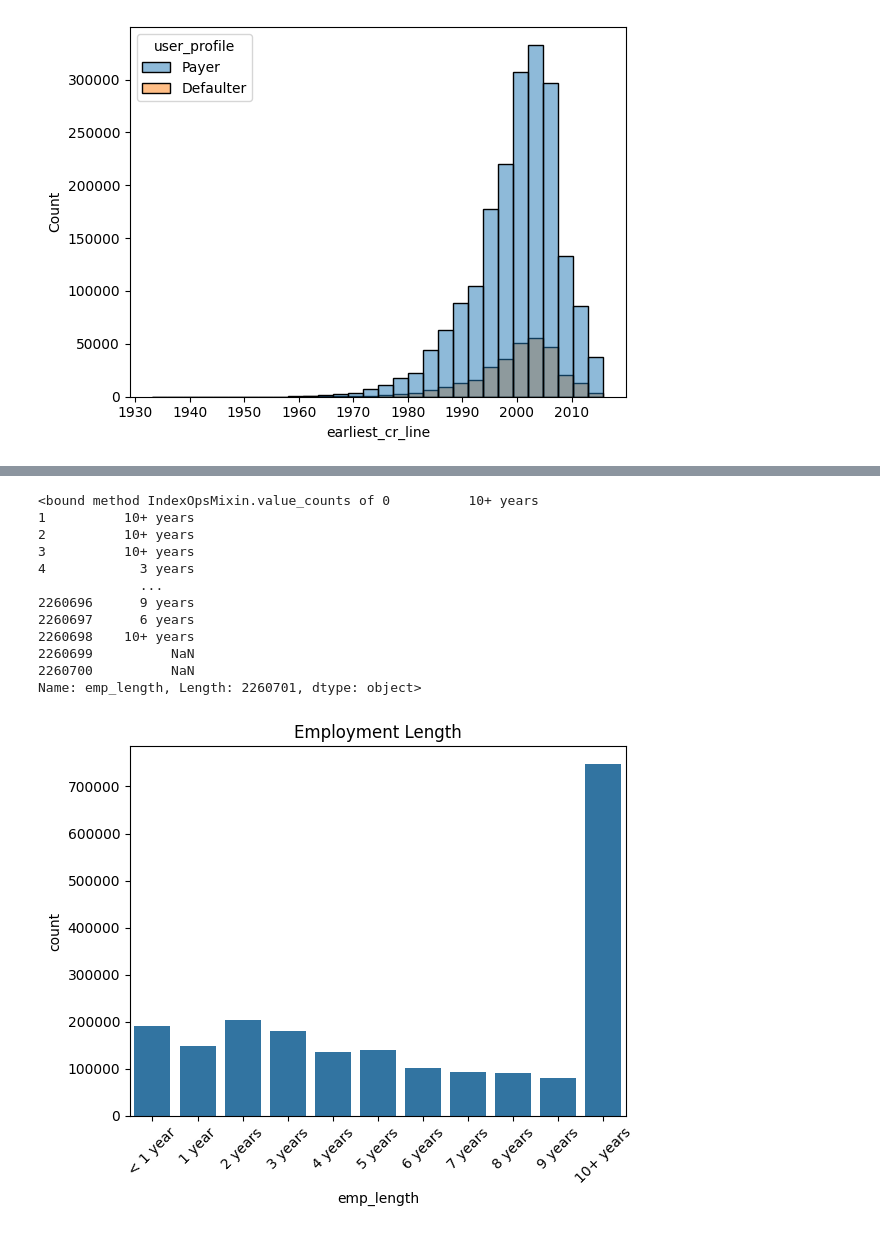
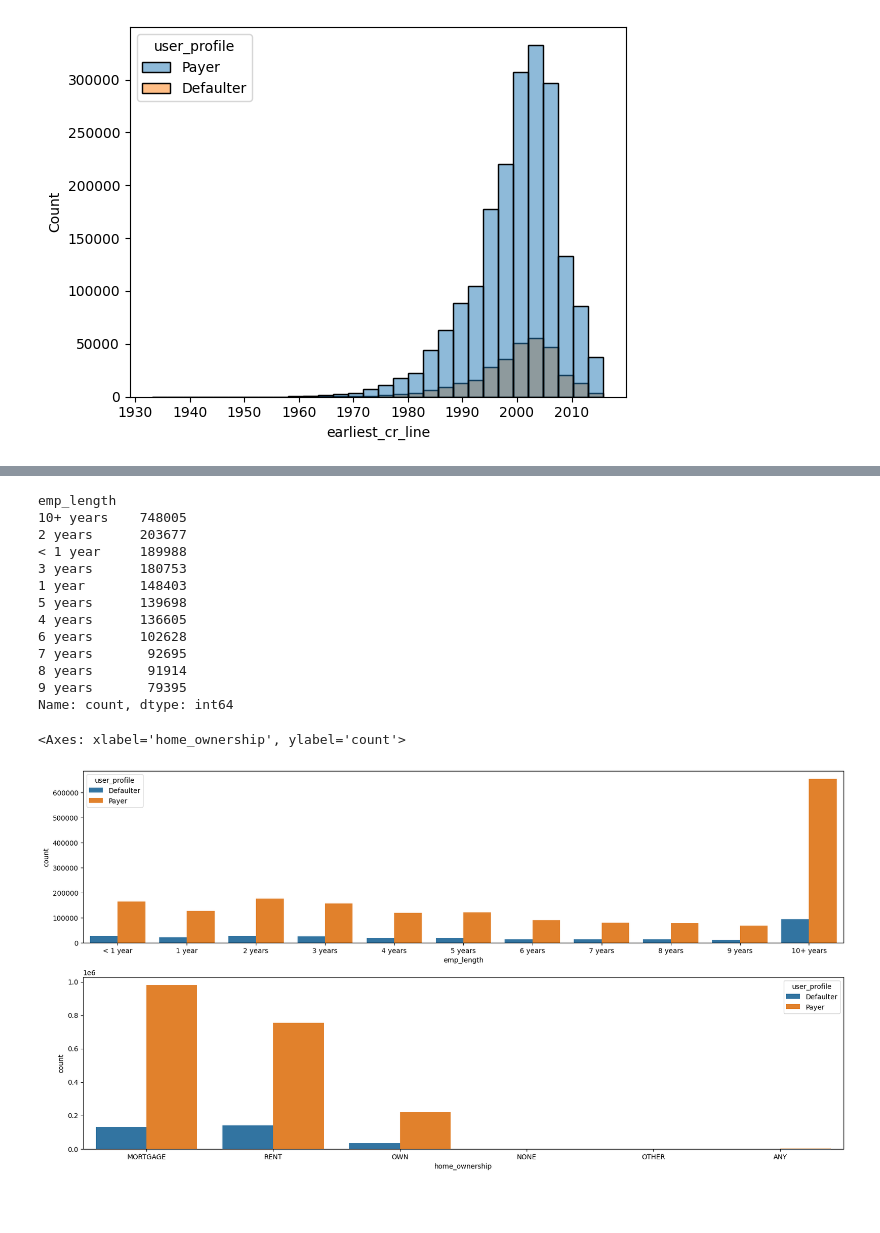
Before and after one commit to Kritika-19/loan-lending, a Jupyter notebook: notebooks/eda.ipynb, the cells around one changed output, grey strips where cells are left out. Drawn from its saved outputs; the diff is of its cells as text; code cells hidden in the pictures; blank space fills up the shorter version.

```diff
--- a/notebooks/eda.ipynb
+++ b/notebooks/eda.ipynb
@@ -329,25 +306,30 @@ plt.show()
 # %%
-df['emp_length'].value_counts
+df['emp_length'].value_counts()
 # %% [output]
-<bound method IndexOpsMixin.value_counts of 0          10+ years
-1          10+ years
-2          10+ years
-3          10+ years
-4            3 years
-             ...
-2260696      9 years
-2260697      6 years
-2260698    10+ years
-2260699          NaN
-2260700          NaN
-Name: emp_length, Length: 2260701, dtype: object>
+emp_length
+10+ years    748005
+2 years      203677
+< 1 year     189988
+3 years      180753
+1 year       148403
+5 years      139698
+4 years      136605
+6 years      102628
+7 years       92695
+8 years       91914
+9 years       79395
+Name: count, dtype: int64
 # %%
-sns.countplot( x = df['emp_length'], order = [
-    '< 1 year', '1 year', '2 years', '3 years', '4 years', '5 years', '6 years','7 years','8 years',
-    '9 years', '10+ years'
-])
-plt.title("Employment Length")
-plt.xticks(rotation = 45)
-plt.show()
+# Create a figure
+fig, axes = plt.subplots(2, figsize=(20, 10))
+
+# Plot a count plot for purpose
+sns.countplot(df.sort_values("user_profile"), x="emp_length", hue="user_profile",
+              order = ['< 1 year', '1 year', '2 years', '3 years', '4 years', '5 years', '6 years','7 years','8 years', '9 years', '10+ years'],
+              ax=axes[0])
+
+# Plot a count plot for debt_settlement_flag
+sns.countplot(df.sort_values("user_profile"), x="home_ownership", hue="user_profile", ax=axes[1])
 # %% [output]
+<Axes: xlabel='home_ownership', ylabel='count'>
-[figure, old version]
+[figure, new version]
```
Also changed, not shown: parts of 15 cells of this notebook.
